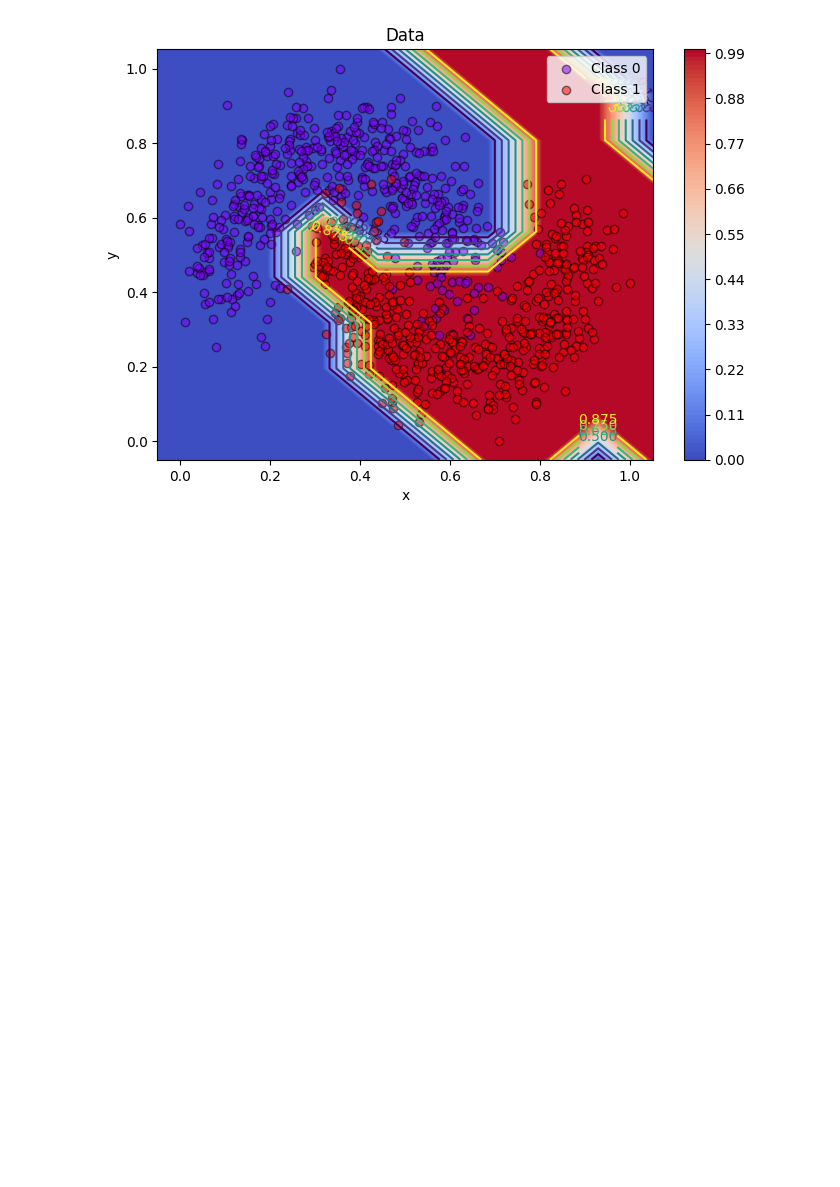
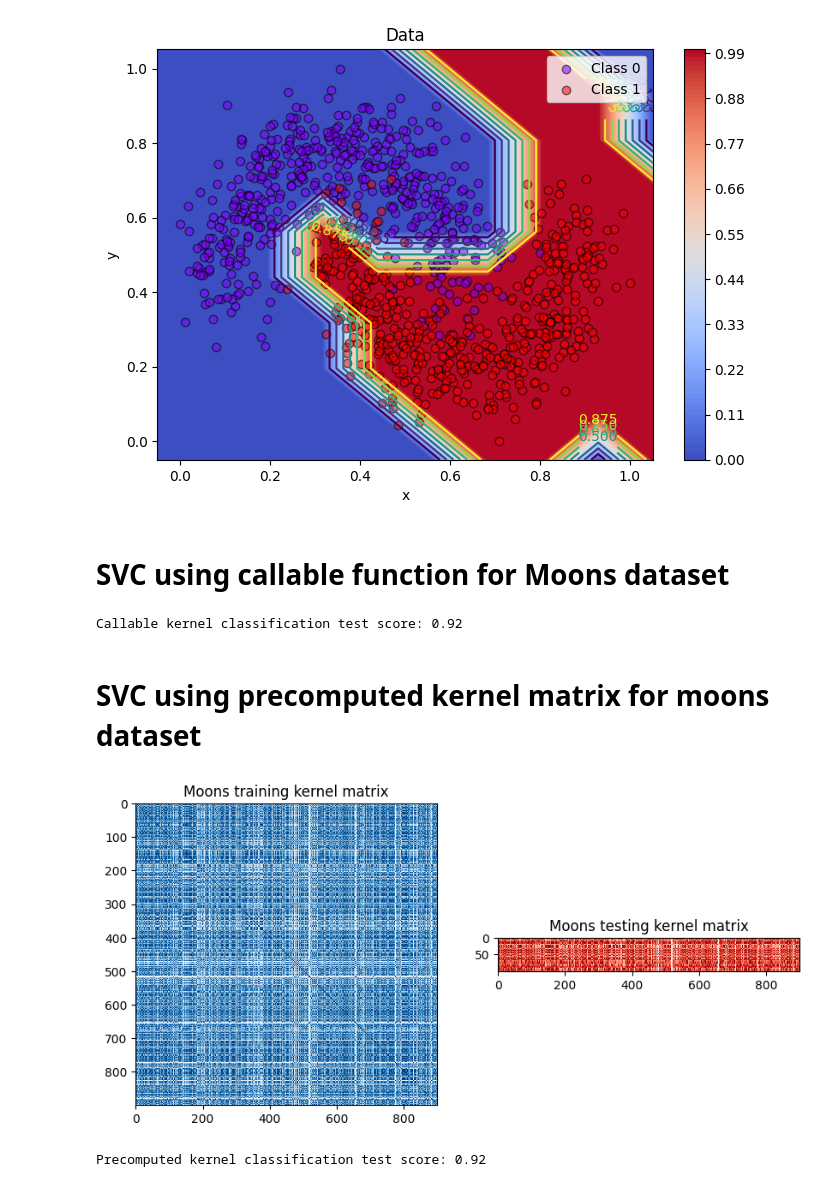
Before and after one commit to smolinad/qml_baselines, a Jupyter notebook: QSVM_implementation.ipynb, the cells around one changed output. Saved outputs shown, nothing was run; the diff lists cells and outputs as text; code cells hidden in the pictures; blank space fills up the shorter version.

```diff
--- a/QSVM_implementation.ipynb
+++ b/QSVM_implementation.ipynb
@@ -319,17 +302,17 @@ To: /content/MoonsQMC_gamma32_4classqaff_mixed_average_Ytest_190923.npy
 # %%
 # upload features
 
-X_train = np.load("/content/MoonsQMC_gamma32_4classqaff_mixed_average_Xtrain_190923.npy")
-X_test = np.load("/content/MoonsQMC_gamma32_4classqaff_mixed_average_Xtest_190923.npy")
-X_grid = np.load("/content/MoonsQMC_gamma32_4classqaff_mixed_average_Xgrid_190923.npy").reshape((20, 20, 2))[::2, ::2, :].reshape(100, 2)
-X_feat_train = np.load("/content/MoonsQMC_gamma32_4classqaff_mixed_average_X_qaff_train_190923.npy")
-X_feat_test = np.load("/content/MoonsQMC_gamma32_4classqaff_mixed_average_X_qaff_test_190923.npy")
-X_feat_grid = np.load("/content/MoonsQMC_gamma32_4classqaff_mixed_average_X_qaff_grid_190923.npy").reshape((20, 20, 4))[::2, ::2, :].reshape(100, 4)
+X_train = np.load("/content/Datasets/MoonsQMC_gamma32_4classqaff_mixed_average_Xtrain_190923.npy")
+X_test = np.load("/content/Datasets/MoonsQMC_gamma32_4classqaff_mixed_average_Xtest_190923.npy")
+X_grid = np.load("/content/Datasets/MoonsQMC_gamma32_4classqaff_mixed_average_Xgrid_190923.npy").reshape((20, 20, 2))[::2, ::2, :].reshape(100, 2)
+X_feat_train = np.load("/content/Datasets/MoonsQMC_gamma32_4classqaff_mixed_average_X_qaff_train_190923.npy")
+X_feat_test = np.load("/content/Datasets/MoonsQMC_gamma32_4classqaff_mixed_average_X_qaff_test_190923.npy")
+X_feat_grid = np.load("/content/Datasets/MoonsQMC_gamma32_4classqaff_mixed_average_X_qaff_grid_190923.npy").reshape((20, 20, 4))[::2, ::2, :].reshape(100, 4)
 
 ## upload targets and predictions
 
-y_train = np.load("/content/MoonsQMC_gamma32_4classqaff_mixed_average_Ytrain_190923.npy")
-y_test = np.load("/content/MoonsQMC_gamma32_4classqaff_mixed_average_Ytest_190923.npy")
+y_train = np.load("/content/Datasets/MoonsQMC_gamma32_4classqaff_mixed_average_Ytrain_190923.npy")
+y_test = np.load("/content/Datasets/MoonsQMC_gamma32_4classqaff_mixed_average_Ytest_190923.npy")
 
 X_train.shape, X_test.shape, X_grid.shape, X_feat_train.shape, X_feat_test.shape, X_feat_grid.shape, y_train.shape, y_test.shape
 # %% [output]
@@ -450,3 +427,46 @@ plot_decision_region(np.concatenate([X_train, X_test]))
 plot_data(np.concatenate([X_train, X_test]), np.concatenate([y_train, y_test]).ravel())
 # %% [output]
 [figure]
+# %% [markdown]
+# SVC using callable function for Moons dataset
+# %%
+from sklearn.svm import SVC
+
+adhoc_svc = SVC(kernel=adhoc_kernel.evaluate)
+
+adhoc_svc.fit(X_train, y_train)
+
+adhoc_score_callable_function = adhoc_svc.score(X_test, y_test)
+
+print(f"Callable kernel classification test score: {adhoc_score_callable_function}")
+# %% [output]
+Callable kernel classification test score: 0.92
+# %% [markdown]
+# SVC using precomputed kernel matrix for moons dataset
+# %%
+adhoc_matrix_train = adhoc_kernel.evaluate(x_vec=X_train)
+adhoc_matrix_test = adhoc_kernel.evaluate(x_vec=X_test, y_vec=X_train)
+
+fig, axs = plt.subplots(1, 2, figsize=(10, 5))
+
+axs[0].imshow(
+    np.asmatrix(adhoc_matrix_train), interpolation="nearest", origin="upper", cmap="Blues"
+)
+axs[0].set_title("Moons training kernel matrix")
+
+axs[1].imshow(np.asmatrix(adhoc_matrix_test), interpolation="nearest", origin="upper", cmap="Reds")
+axs[1].set_title("Moons testing kernel matrix")
+
+plt.show()
+# %% [output]
+[figure, added]
+# %%
+adhoc_svc = SVC(kernel="precomputed")
+
+adhoc_svc.fit(adhoc_matrix_train, y_train)
+
+adhoc_score_precomputed_kernel = adhoc_svc.score(adhoc_matrix_test, y_test)
+
+print(f"Precomputed kernel classification test score: {adhoc_score_precomputed_kernel}")
+# %% [output]
+Precomputed kernel classification test score: 0.92
```
Also changed, not shown: parts of 21 cells of this notebook.
